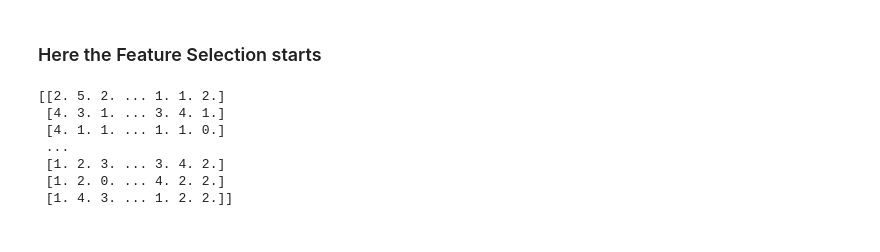
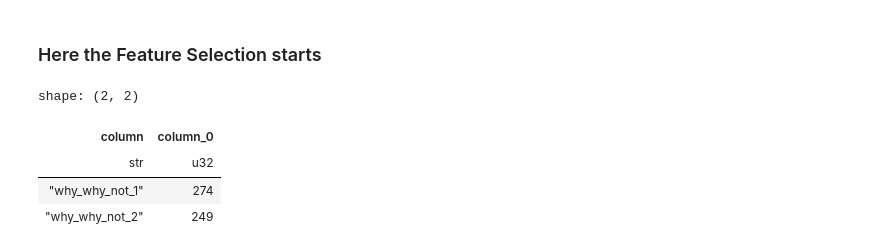
Before and after one commit to JanPhilippBittner/iu_mental_health_ml, a Jupyter notebook: Desktop/Arbeit/Arbeit/Universität/IU/Module/Semester 3/Machine learning - unsupervised learning/Project/first_draft.ipynb, the cells around one changed output. Drawn from its saved outputs; the diff is of its cells as text; code cells hidden in the pictures.

```diff
--- a/Desktop/Arbeit/Arbeit/Universität/IU/Module/Semester 3/Machine learning - unsupervised learning/Project/first_draft.ipynb
+++ b/Desktop/Arbeit/Arbeit/Universität/IU/Module/Semester 3/Machine learning - unsupervised learning/Project/first_draft.ipynb
@@ -642,14 +658,21 @@ enc = OrdinalEncoder()
 # %%
 #enc.categories_
 # %%
-transformation = enc.fit_transform(df.select(pl.col(feat_cat_ordinal)))
-print(transformation)
+# Create a ordered list of column names of ordinal features
+ord_columns = df.select(pl.col(feat_cat_ordinal)).columns
+# fit and transform the ordinal featrues to the OrdinalTransformation
+ordinal_transformation = enc.fit_transform(df.select(pl.col(feat_cat_ordinal)))
+# Create a dataframe of the transformed features
+df_ordinal_transformation = pl.DataFrame(ordinal_transformation, schema = ord_columns)
+
+# replace the original columns with the transformed ones:
+df = df.with_columns(df_ordinal_transformation)
-# %% [output]
-[[2. 5. 2. ... 1. 1. 2.]
- [4. 3. 1. ... 3. 4. 1.]
- [4. 1. 1. ... 1. 1. 0.]
- ...
- [1. 2. 3. ... 3. 4. 2.]
- [1. 2. 0. ... 4. 2. 2.]
- [1. 4. 3. ... 1. 2. 2.]]
+# %%
+df.null_count().transpose(include_header= True).filter(pl.col('column_0') > 0)
+# %% [output]
+shape: (2, 2)
+| column | column_0 |
+| str | u32 |
+| "why_why_not_1" | 274 |
+| "why_why_not_2" | 249 |
 # %%
```
Also changed, not shown: parts of 7 cells of this notebook, 1 other file.
